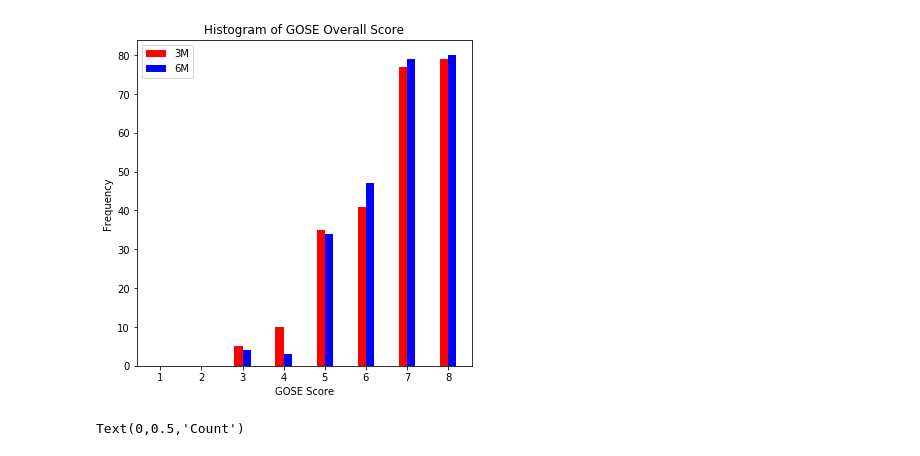
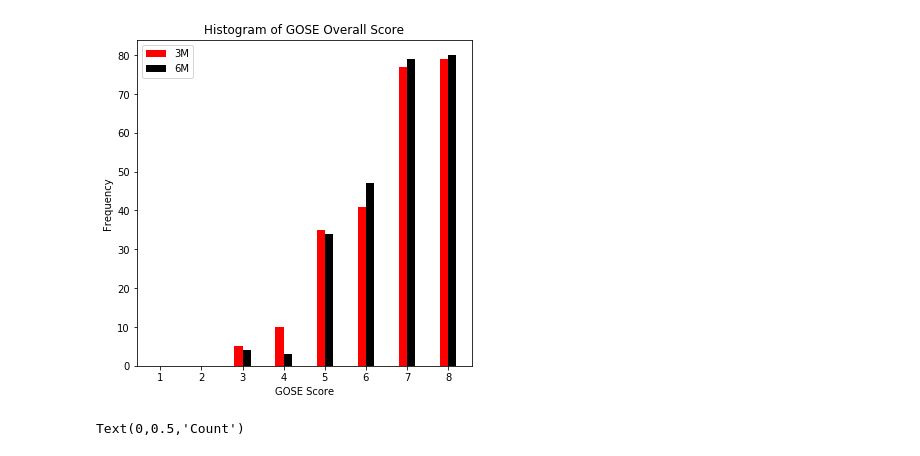
Before and after one commit to BouchardLab/ML_4_prec_prognosis, a Jupyter notebook: notebooks/entropy_vs_numclusters.ipynb, the cells around one changed output. Saved outputs shown, nothing was run; the diff lists cells and outputs as text; code cells hidden in the pictures.

```diff
--- a/notebooks/entropy_vs_numclusters.ipynb
+++ b/notebooks/entropy_vs_numclusters.ipynb
@@ -28,13 +51,13 @@ gose_Travel6M = oc[:,27]
 # %%
 plt.figure(figsize=(6,6))
-plt.hist([gose_overallscore_3m, gose_overallscore_6m], align='left', bins=np.arange(1,9,0.5), label=['3M','6M'], color=['red','blue'])
+plt.hist([gose_overallscore_3m, gose_overallscore_6m], align='left', bins=np.arange(1,9,0.5), label=['3M','6M'], color=['red','black'])
 plt.title('Histogram of GOSE Overall Score')
 plt.xlabel('GOSE Score')
 plt.ylabel('Frequency')
 plt.legend()
 plt.savefig('/Users/ahyeon/Desktop/activ misc/hist_gose.pdf')
 # %% [output]
-[figure, old version]
+[figure, new version]
 # %%
 plt.hist(gose_overallscore_6m, align='left', bins=np.arange(1,9,0.5))
 plt.title('Histogram of GOSE Overallscore 6M')
```
Also changed, not shown: parts of 5 cells of this notebook, 1 other file.
